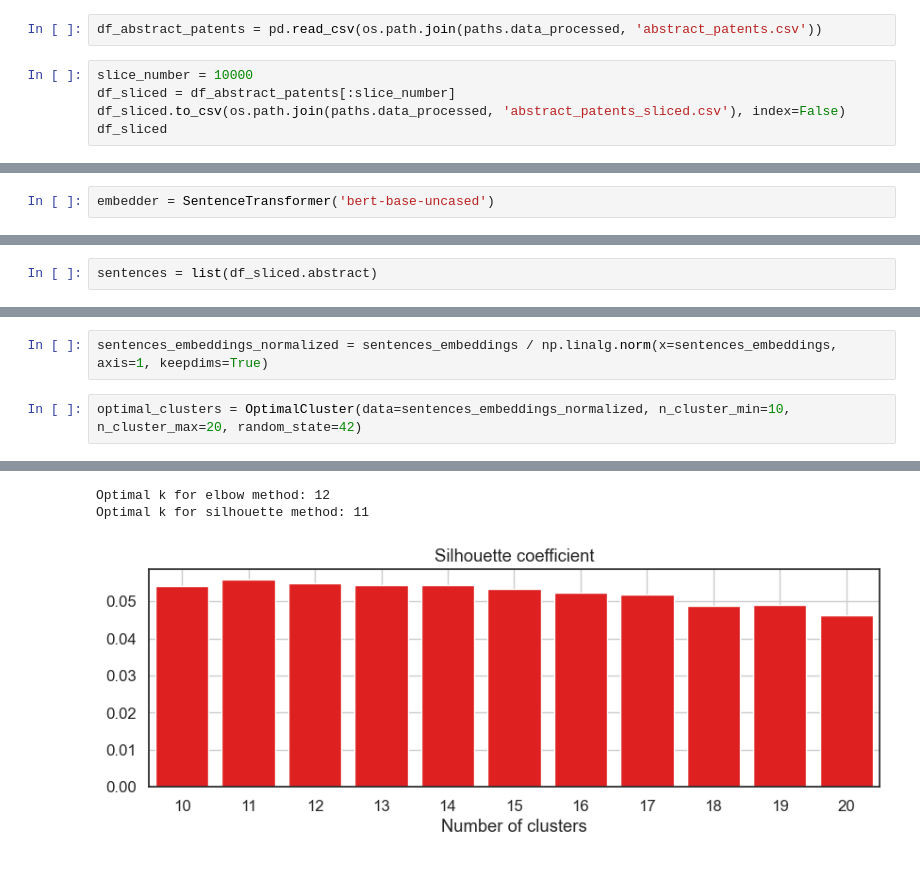
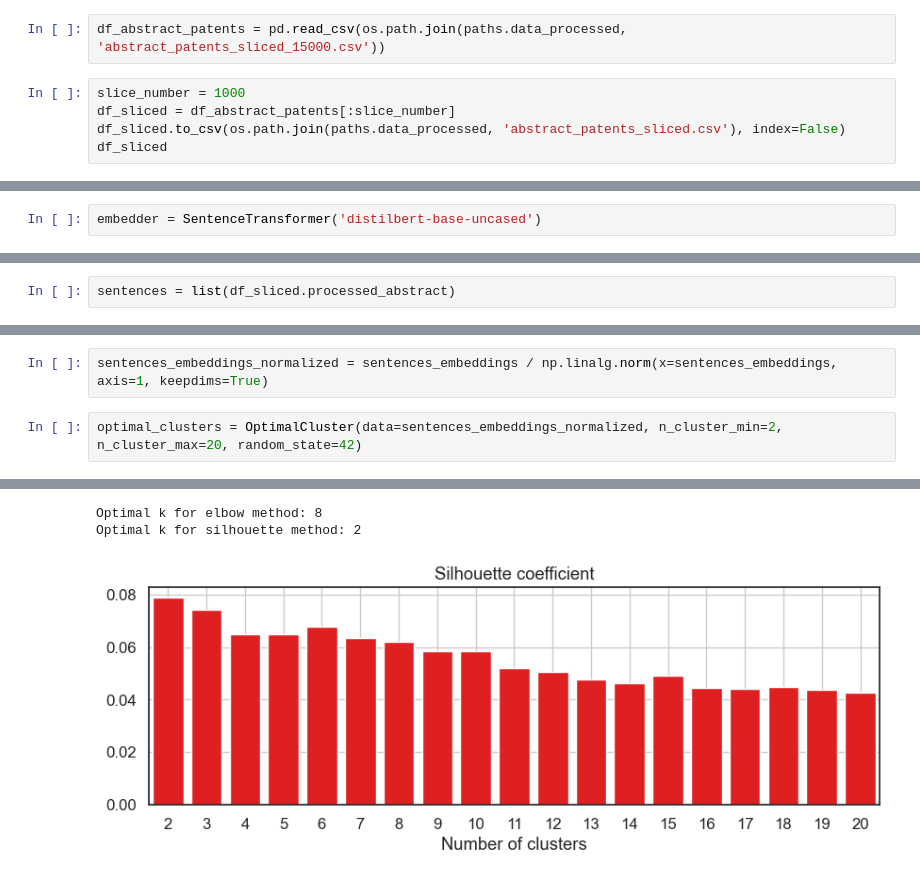
Before and after one commit to tseronni/genome, a Jupyter notebook: notebooks/clustering_with_deep_learning.ipynb, the cells around one changed output, grey strips where cells are left out. Cells and saved outputs as stored; diff of their text form.

Commit message:
update clustering deep learning update requirements.txt add SpacyUtils

```diff
--- a/notebooks/clustering_with_deep_learning.ipynb
+++ b/notebooks/clustering_with_deep_learning.ipynb
@@ -14,9 +21,9 @@ paths = Paths()
 with open(paths.json_subsectors, 'r') as file:
     subsectors = json.load(file)
 # %%
-df_abstract_patents = pd.read_csv(os.path.join(paths.data_processed, 'abstract_patents.csv'))
+df_abstract_patents = pd.read_csv(os.path.join(paths.data_processed, 'abstract_patents_sliced_15000.csv'))
 # %%
-slice_number = 10000
+slice_number = 1000
 df_sliced = df_abstract_patents[:slice_number]
 df_sliced.to_csv(os.path.join(paths.data_processed, 'abstract_patents_sliced.csv'), index=False)
 df_sliced
@@ -37,3 +44,3 @@ df_sliced
 # %%
-embedder = SentenceTransformer('bert-base-uncased')
+embedder = SentenceTransformer('distilbert-base-uncased')
 # %% [output]
@@ -57,9 +60,9 @@ embedder = SentenceTransformer('bert-base-uncased')
 # %%
-sentences = list(df_sliced.abstract)
+sentences = list(df_sliced.processed_abstract)
 # %%
 sentences_embeddings = embedder.encode(sentences)
 # %%
 sentences_embeddings_normalized = sentences_embeddings / np.linalg.norm(x=sentences_embeddings, axis=1, keepdims=True)
 # %%
-optimal_clusters = OptimalCluster(data=sentences_embeddings_normalized, n_cluster_min=10, n_cluster_max=20, random_state=42)
+optimal_clusters = OptimalCluster(data=sentences_embeddings_normalized, n_cluster_min=2, n_cluster_max=20, random_state=42)
 # %% [output]
@@ -68,3 +86,3 @@ optimal_clusters = OptimalCluster(data=sentences_embeddings_normalized, n_cluste
-Optimal k for elbow method: 12
-Optimal k for silhouette method: 11
+Optimal k for elbow method: 8
+Optimal k for silhouette method: 2
-[figure, old version]
+[figure, new version]
```
Also changed, not shown: parts of 6 cells of this notebook, 6 other files.
